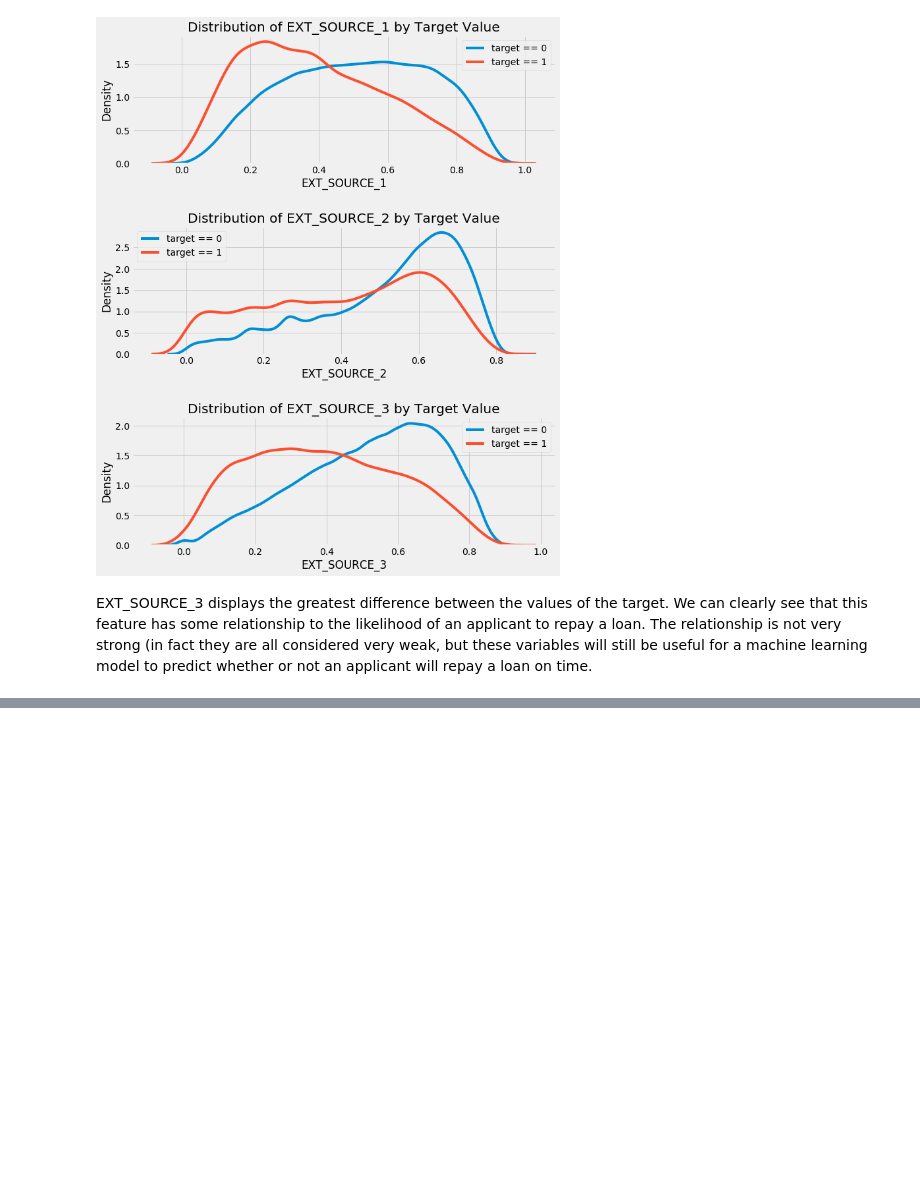
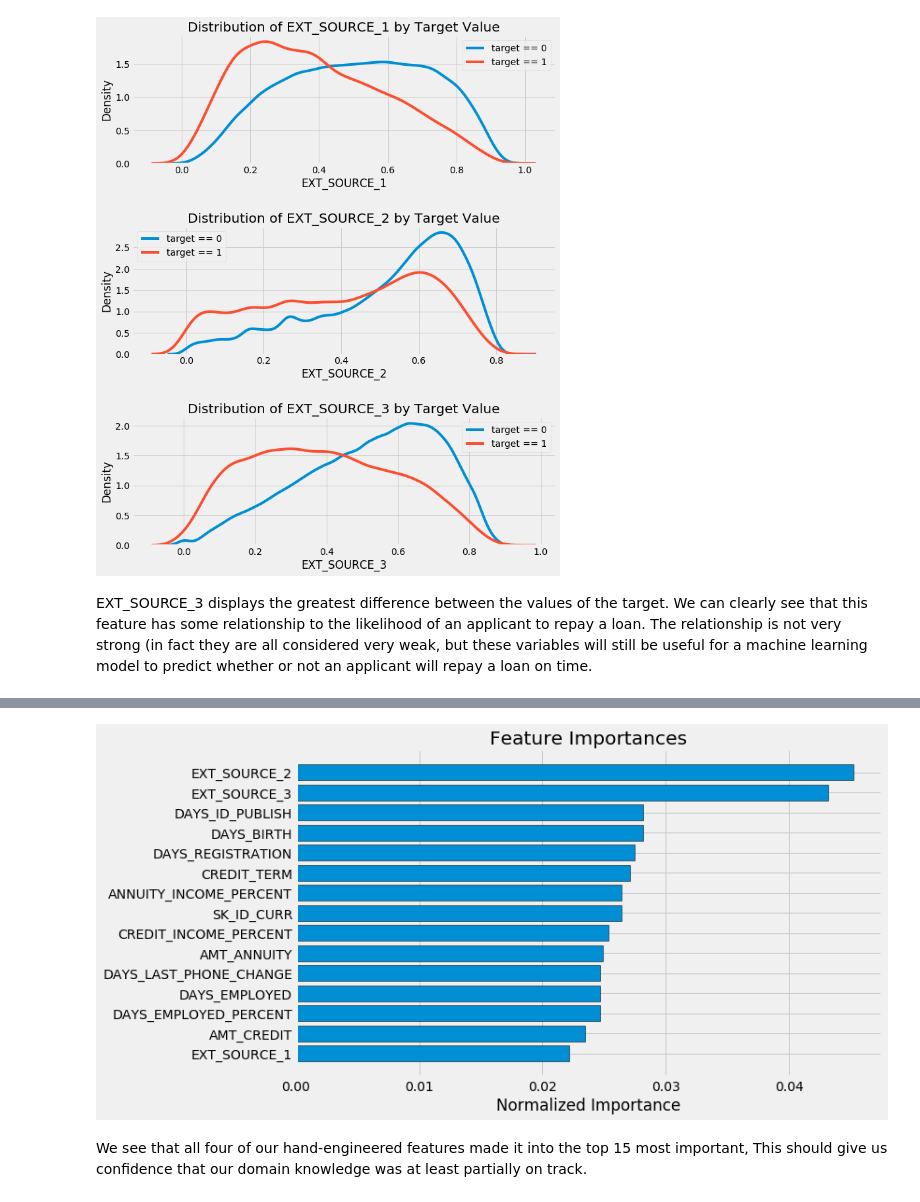
Before and after one commit to ddaly68/Springboard.DataScience, a Jupyter notebook: Capstone/HomeCreditDefaultRisk.ipynb, the cells around one changed output, grey strips where cells are left out. Drawn from its saved outputs; the diff is of its cells as text; code cells hidden in the pictures; blank space fills up the shorter version.

```diff
--- a/Capstone/HomeCreditDefaultRisk.ipynb
+++ b/Capstone/HomeCreditDefaultRisk.ipynb
@@ -404,0 +814,28 @@ EXT_SOURCE_3 displays the greatest difference between the values of the target.
+# %%
+app_train_domain = app_train_domain.drop(columns = 'TARGET')
+
+domain_features_names = list(app_train_domain.columns)
+
+# Impute the domainnomial features
+imputer = Imputer(strategy = 'median')
+
+domain_features = imputer.fit_transform(app_train_domain)
+domain_features_test = imputer.transform(app_test_domain)
+
+# Scale the domainnomial features
+scaler = MinMaxScaler(feature_range = (0, 1))
+
+domain_features = scaler.fit_transform(domain_features)
+domain_features_test = scaler.transform(domain_features_test)
+
+random_forest_domain = RandomForestClassifier(n_estimators = 100, random_state = 50, verbose = 1, n_jobs = -1)
+
+# Train on the training data
+random_forest_domain.fit(domain_features, train_labels)
+
+# Extract feature importances
+feature_importance_values_domain = random_forest_domain.feature_importances_
+feature_importances_domain = pd.DataFrame({'feature': domain_features_names, 'importance': feature_importance_values_domain})
+
+# Make predictions on the test data
+predictions = random_forest_domain.predict_proba(domain_features_test)[:, 1]
@@ -404,0 +908,7 @@ EXT_SOURCE_3 displays the greatest difference between the values of the target.
+# %%
+# Domain Feature Importance
+feature_importances_domain_sorted = plot_feature_importances(feature_importances_domain)
+# %% [output]
+[figure, added]
+# %% [markdown]
+We see that all four of our hand-engineered features made it into the top 15 most important, This should give us confidence that our domain knowledge was at least partially on track.
```
Also changed, not shown: parts of 48 cells of this notebook.
